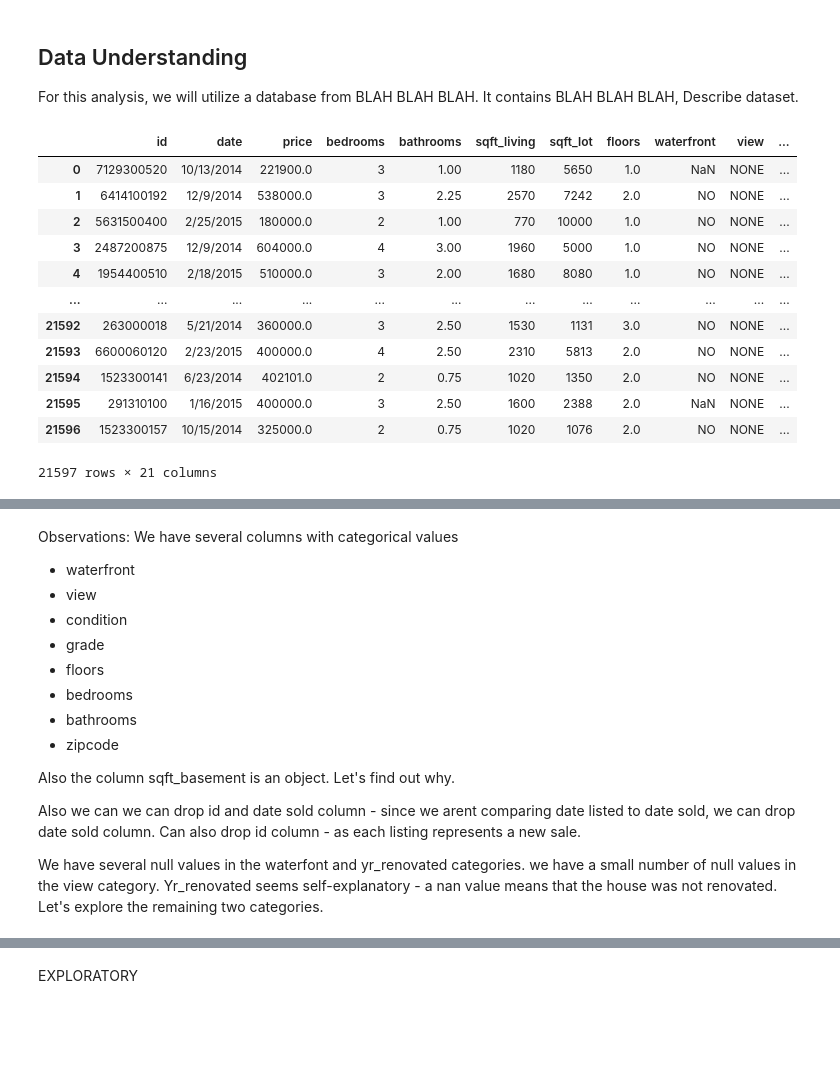
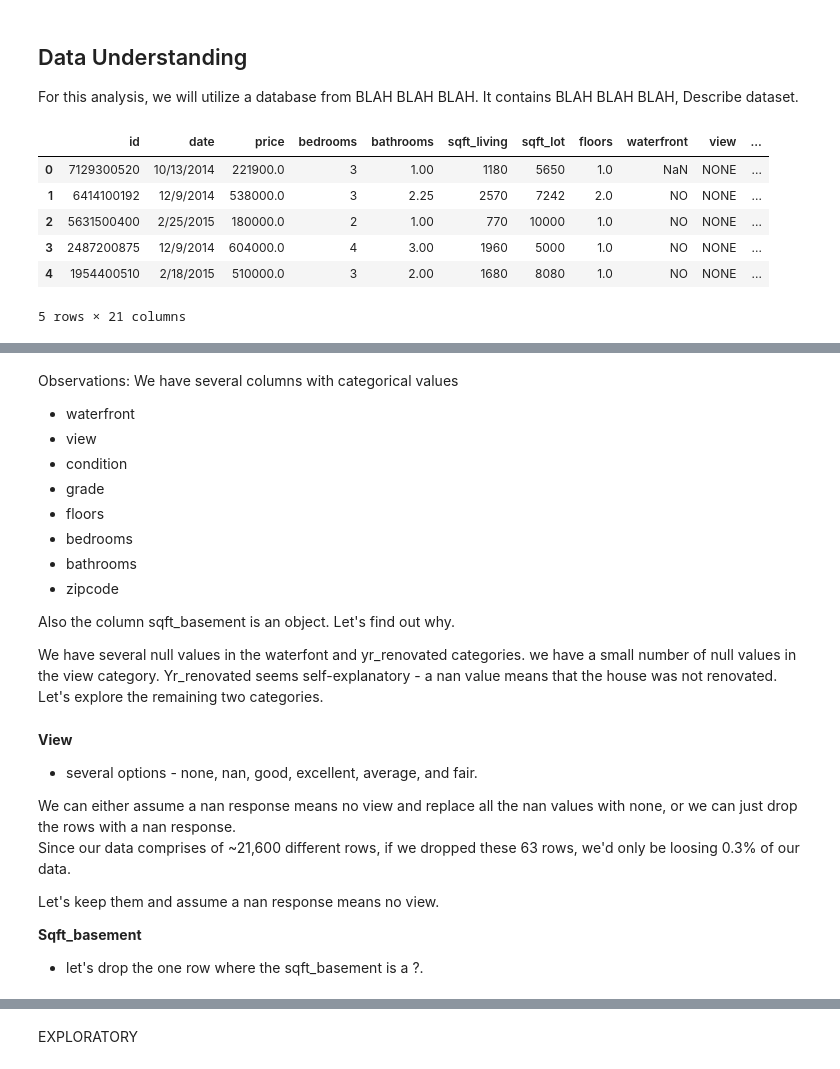
Before and after one commit to ondugba/Housing_Price_Predictor, a Jupyter notebook: Ogo.ipynb, the cells around one changed output, grey strips where cells are left out. Cells and saved outputs as stored; diff of their text form; code cells hidden in the pictures; blank space fills up the shorter version.

```diff
--- a/Ogo.ipynb
+++ b/Ogo.ipynb
@@ -27,21 +27,15 @@ import warnings
 warnings.filterwarnings('ignore')
 # %%
 housing = pd.read_csv('data/kc_house_data.csv')
-housing
+housing.head()
 # %% [output]
 |  | id | date | price | bedrooms | bathrooms | sqft_living | sqft_lot | floors | waterfront | view | ... |
 | 0 | 7129300520 | 10/13/2014 | 221900.0 | 3 | 1.00 | 1180 | 5650 | 1.0 | NaN | NONE | ... |
 | 1 | 6414100192 | 12/9/2014 | 538000.0 | 3 | 2.25 | 2570 | 7242 | 2.0 | NO | NONE | ... |
 | 2 | 5631500400 | 2/25/2015 | 180000.0 | 2 | 1.00 | 770 | 10000 | 1.0 | NO | NONE | ... |
 | 3 | 2487200875 | 12/9/2014 | 604000.0 | 4 | 3.00 | 1960 | 5000 | 1.0 | NO | NONE | ... |
 | 4 | 1954400510 | 2/18/2015 | 510000.0 | 3 | 2.00 | 1680 | 8080 | 1.0 | NO | NONE | ... |
-| ... | ... | ... | ... | ... | ... | ... | ... | ... | ... | ... | ... |
-| 21592 | 263000018 | 5/21/2014 | 360000.0 | 3 | 2.50 | 1530 | 1131 | 3.0 | NO | NONE | ... |
-| 21593 | 6600060120 | 2/23/2015 | 400000.0 | 4 | 2.50 | 2310 | 5813 | 2.0 | NO | NONE | ... |
-| 21594 | 1523300141 | 6/23/2014 | 402101.0 | 2 | 0.75 | 1020 | 1350 | 2.0 | NO | NONE | ... |
-| 21595 | 291310100 | 1/16/2015 | 400000.0 | 3 | 2.50 | 1600 | 2388 | 2.0 | NaN | NONE | ... |
-| 21596 | 1523300157 | 10/15/2014 | 325000.0 | 2 | 0.75 | 1020 | 1076 | 2.0 | NO | NONE | ... |
-21597 rows × 21 columns
+5 rows × 21 columns
 # %%
 housing.info()
 # %% [output]
@@ -107,7 +101,19 @@ Observations: We have several columns with categorical values
 
 Also the column sqft_basement is an object. Let's find out why.
 
-Also we can we can drop id and date sold column - since we arent comparing date listed to date sold, we can drop date sold column. Can also drop id column - as each listing represents a new sale.
-
 We have several null values in the waterfont and yr_renovated categories. we have a small number of null values in the view category. Yr_renovated seems self-explanatory - a nan value means that the
 house was not renovated. Let's explore the remaining two categories.
+# %% [markdown]
+**View**
+
+- several options - none, nan, good, excellent, average, and fair.
+
+We can either assume a nan response means no view and replace all the nan values with none,
+or we can just drop the rows with a nan response.
+Since our data comprises of ~21,600 different rows, if we dropped these 63 rows,
+we'd only be loosing 0.3% of our data.
+
+Let's keep them and assume a nan response means no view.
+
+**Sqft_basement**
+- let's drop the one row where the sqft_basement is a ?.
```
Also changed, not shown: parts of 29 cells of this notebook.
